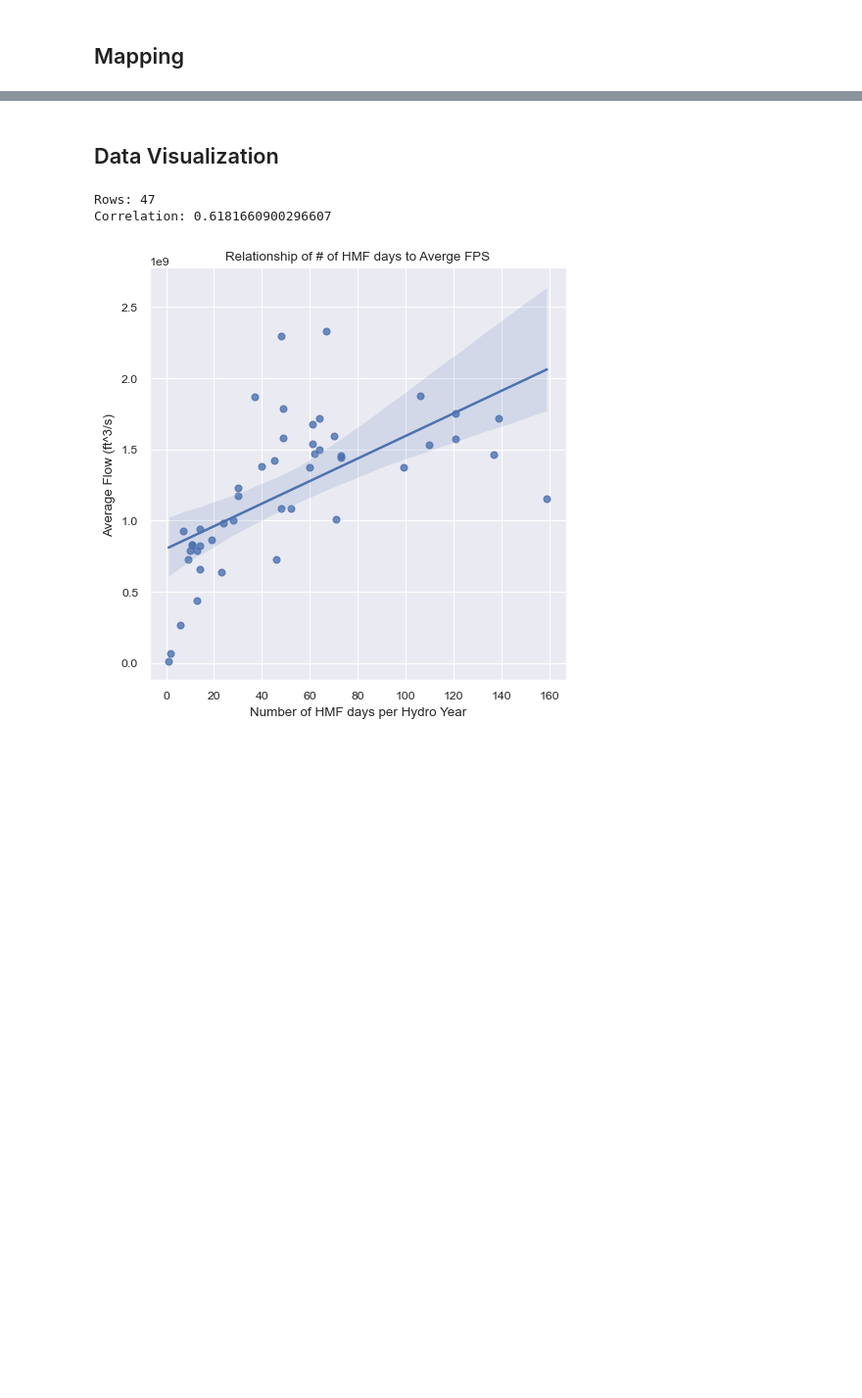
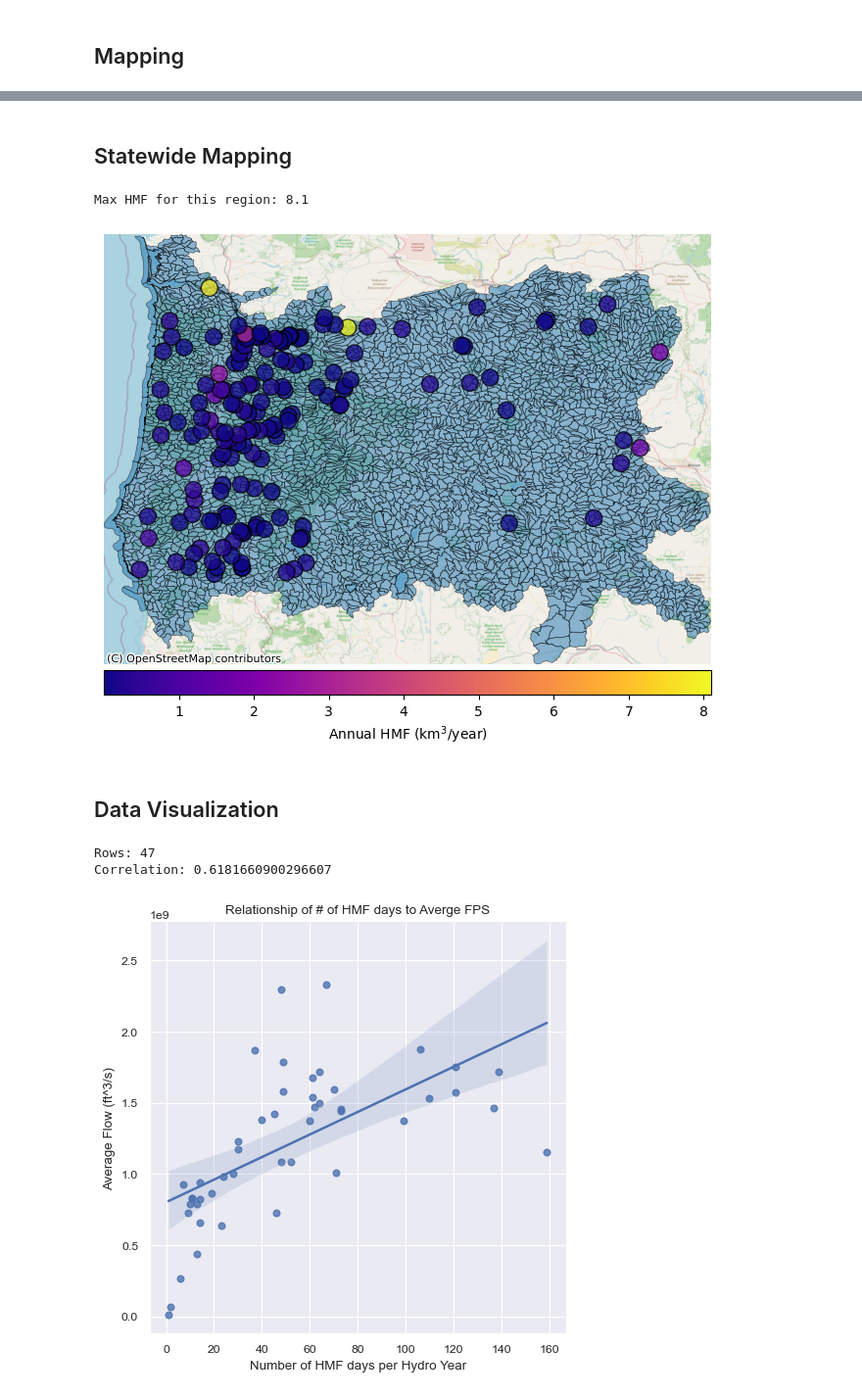
Before and after one commit to AlekWithK/DahlkeLab_LAWR, a Jupyter notebook: site_data.ipynb, the cells around one changed output, grey strips where cells are left out. Shown at 98% size. Saved outputs shown, nothing was run; the diff lists cells and outputs as text; code cells hidden in the pictures; blank space fills up the shorter version.

```diff
--- a/site_data.ipynb
+++ b/site_data.ipynb
@@ -333,3 +385,17 @@ cx.add_basemap(bx, crs=shape.crs, source=cx.providers.OpenStreetMap.Mapnik, zoom
+# %% [markdown]
+## Statewide Mapping
+# %%
+shapefile_path = f'ShapeFiles/{STATE_CODE}/Whole_State/Shape/WBDHU12.shp'
+shape = gpd.read_file(shapefile_path)
+size_limit = 999
+
+df_state_sites = filter_multi_site(shapefile_path)
+df_multi_site = create_multi_site_data(df_state_sites, 999)
+print(f'Max HMF for this region: {df_multi_site["hmf_per_year"].max():.1f}')
+multi_site_map(df_multi_site, shape)
+# %% [output]
+Max HMF for this region: 8.1
+[figure, added]
 # %% [markdown]
 ## Data Visualization<br>
 # %%
```
Also changed, not shown: parts of 7 cells of this notebook.
